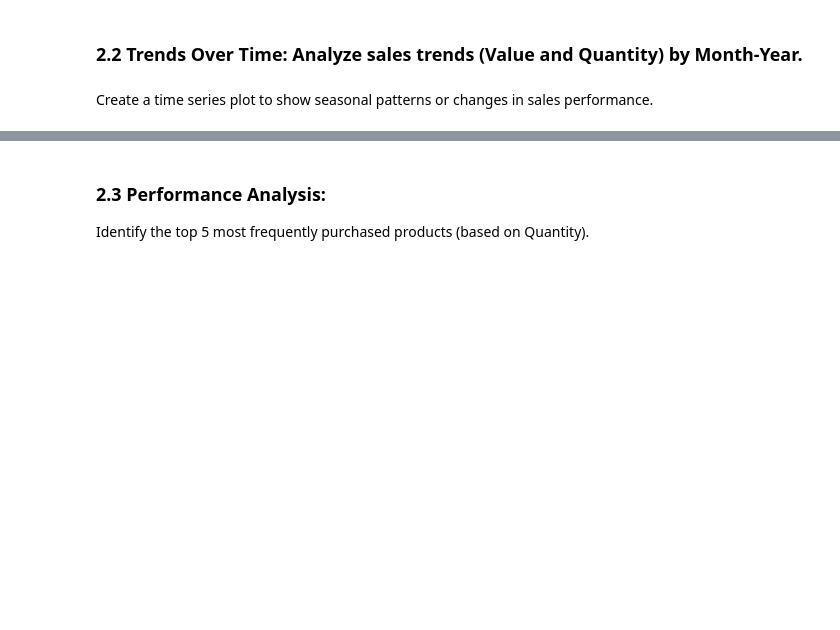
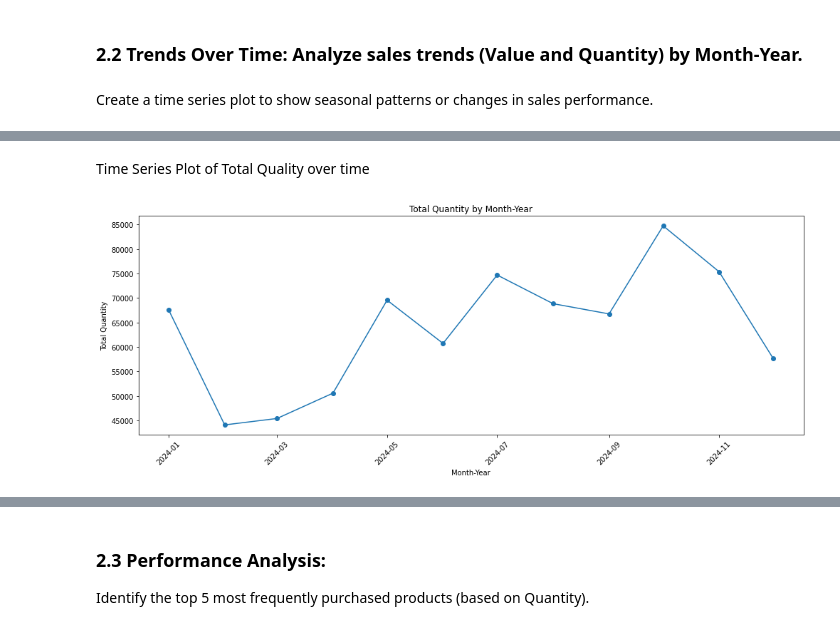
Before and after one commit to wambuiGicheha/kwanza_tukule_TechAssement, a Jupyter notebook: index.ipynb, the cells around one changed output, grey strips where cells are left out. Drawn from its saved outputs; the diff is of its cells as text; code cells hidden in the pictures; blank space fills up the shorter version.

```diff
--- a/index.ipynb
+++ b/index.ipynb
@@ -403,3 +403,16 @@ plt.show()
 ### 2.2 Trends Over Time: Analyze sales trends (Value and Quantity) by Month-Year.
 # %% [markdown]
 Create a time series plot to show seasonal patterns or changes in sales performance.
+# %%
+# Calculate total Quantity and Value by Month-Year
+monthly_sales = kt_clean_df.groupby('month-year').agg({'quantity': 'sum', 'unit_price': 'sum'}).reset_index()
+monthly_sales['total_value'] = monthly_sales['quantity'] * monthly_sales['unit_price']
+
+# Convert Month-Year to datetime for proper sorting
+monthly_sales['month-year'] = pd.to_datetime(monthly_sales['month-year'], format='%B %Y')
+
+# Sort by Month-Year
+monthly_sales = monthly_sales.sort_values('month-year')
+
+# Display the grouped data
+print(monthly_sales)
@@ -405,0 +433,17 @@ Create a time series plot to show seasonal patterns or changes in sales performa
+# %% [markdown]
+Time Series Plot of Total Quality over time
+# %%
+# Plot sales trends over time
+plt.figure(figsize=(14, 10))
+
+# Total Quantity over time
+plt.subplot(2, 1, 1)
+plt.plot(monthly_sales['month-year'], monthly_sales['quantity'], marker='o', linestyle='-')
+plt.xlabel('Month-Year')
+plt.ylabel('Total Quantity')
+plt.title('Total Quantity by Month-Year')
+plt.xticks(rotation=45)
+plt.tight_layout()
+plt.show()
+# %% [output]
+[figure, added]
```
Also changed, not shown: parts of 8 cells of this notebook.
